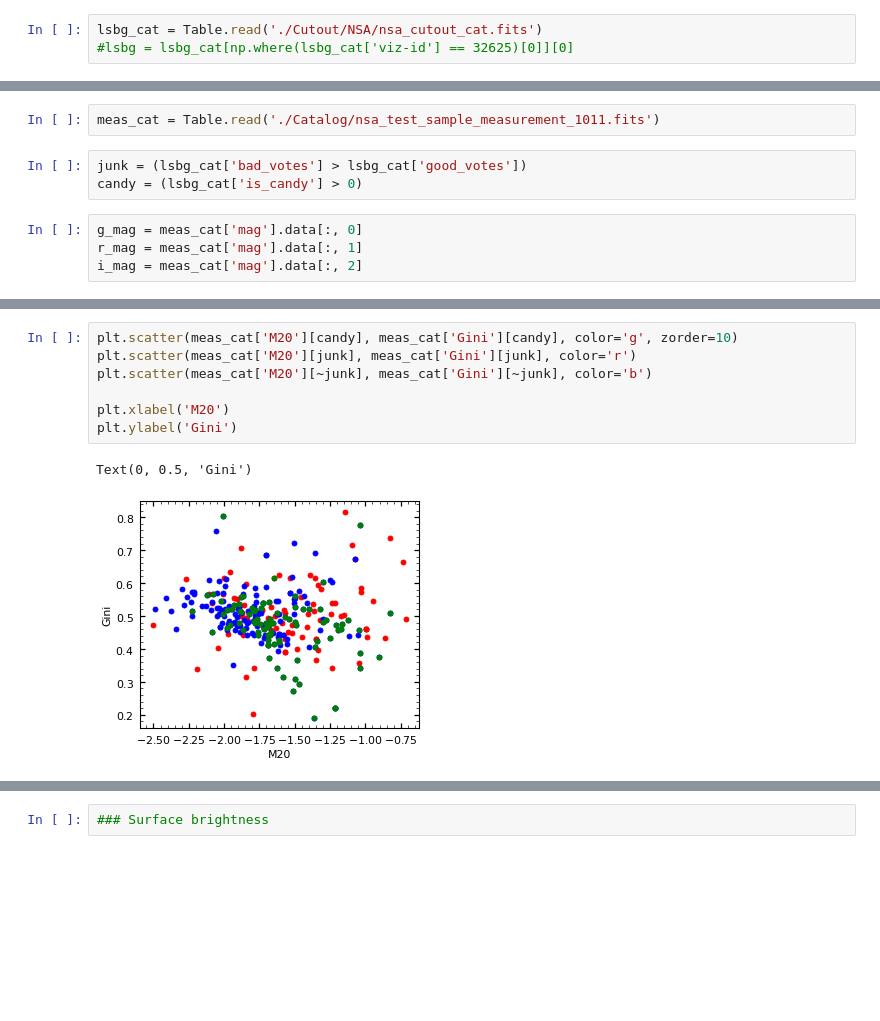
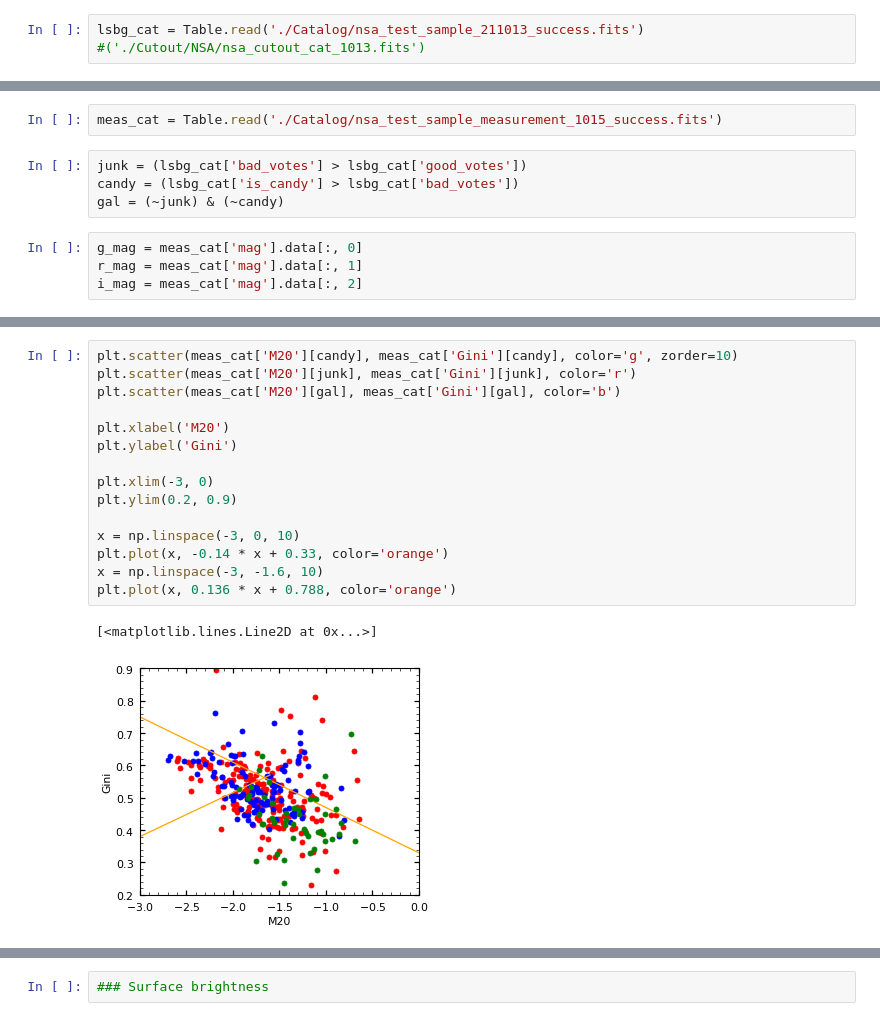
Before and after one commit to AstroJacobLi/kuaizi, a Jupyter notebook: diezi/scarlet_modeling/nsa_sample/NSA-structure-measure.ipynb, the cells around one changed output, grey strips where cells are left out. Saved outputs shown, nothing was run; the diff lists cells and outputs as text; blank space fills up the shorter version.

```diff
--- a/diezi/scarlet_modeling/nsa_sample/NSA-structure-measure.ipynb
+++ b/diezi/scarlet_modeling/nsa_sample/NSA-structure-measure.ipynb
@@ -38,8 +53,8 @@ kz.utils.set_env(**env_dict)
 # %% [output]
 '/scratch/gpfs/jiaxuanl/Data/HSC/LSBG'
 # %%
-lsbg_cat = Table.read('./Cutout/NSA/nsa_cutout_cat.fits')
-#lsbg = lsbg_cat[np.where(lsbg_cat['viz-id'] == 32625)[0]][0]
+lsbg_cat = Table.read('./Catalog/nsa_test_sample_211013_success.fits')
+#('./Cutout/NSA/nsa_cutout_cat_1013.fits')
 # %%
 length = len(lsbg_cat)
 bands = 4
@@ -155,10 +170,11 @@ row = _write_to_row(row, measurement)
 import kuaizi
 kuaizi.set_matplotlib(style='nature', usetex=False)
 # %%
-meas_cat = Table.read('./Catalog/nsa_test_sample_measurement_1011.fits')
+meas_cat = Table.read('./Catalog/nsa_test_sample_measurement_1015_success.fits')
 # %%
 junk = (lsbg_cat['bad_votes'] > lsbg_cat['good_votes'])
-candy = (lsbg_cat['is_candy'] > 0)
+candy = (lsbg_cat['is_candy'] > lsbg_cat['bad_votes'])
+gal = (~junk) & (~candy)
 # %%
 g_mag = meas_cat['mag'].data[:, 0]
 r_mag = meas_cat['mag'].data[:, 1]
@@ -286,13 +248,21 @@ Text(0, 0.5, 'SB_eff_i')
 # %%
 plt.scatter(meas_cat['M20'][candy], meas_cat['Gini'][candy], color='g', zorder=10)
 plt.scatter(meas_cat['M20'][junk], meas_cat['Gini'][junk], color='r')
-plt.scatter(meas_cat['M20'][~junk], meas_cat['Gini'][~junk], color='b')
+plt.scatter(meas_cat['M20'][gal], meas_cat['Gini'][gal], color='b')
 
 plt.xlabel('M20')
 plt.ylabel('Gini')
+
+plt.xlim(-3, 0)
+plt.ylim(0.2, 0.9)
+
+x = np.linspace(-3, 0, 10)
+plt.plot(x, -0.14 * x + 0.33, color='orange')
+x = np.linspace(-3, -1.6, 10)
+plt.plot(x, 0.136 * x + 0.788, color='orange')
 # %% [output]
-Text(0, 0.5, 'Gini')
+[<matplotlib.lines.Line2D at 0x...>]
-[figure, old version]
+[figure, new version]
 # %%
 plt.scatter(meas_cat['C'][candy], meas_cat['A'][candy], color='g', zorder=10)
 plt.scatter(meas_cat['C'][junk], meas_cat['A'][junk], color='r')
```
Also changed, not shown: parts of 26 cells of this notebook, 28 other files.
